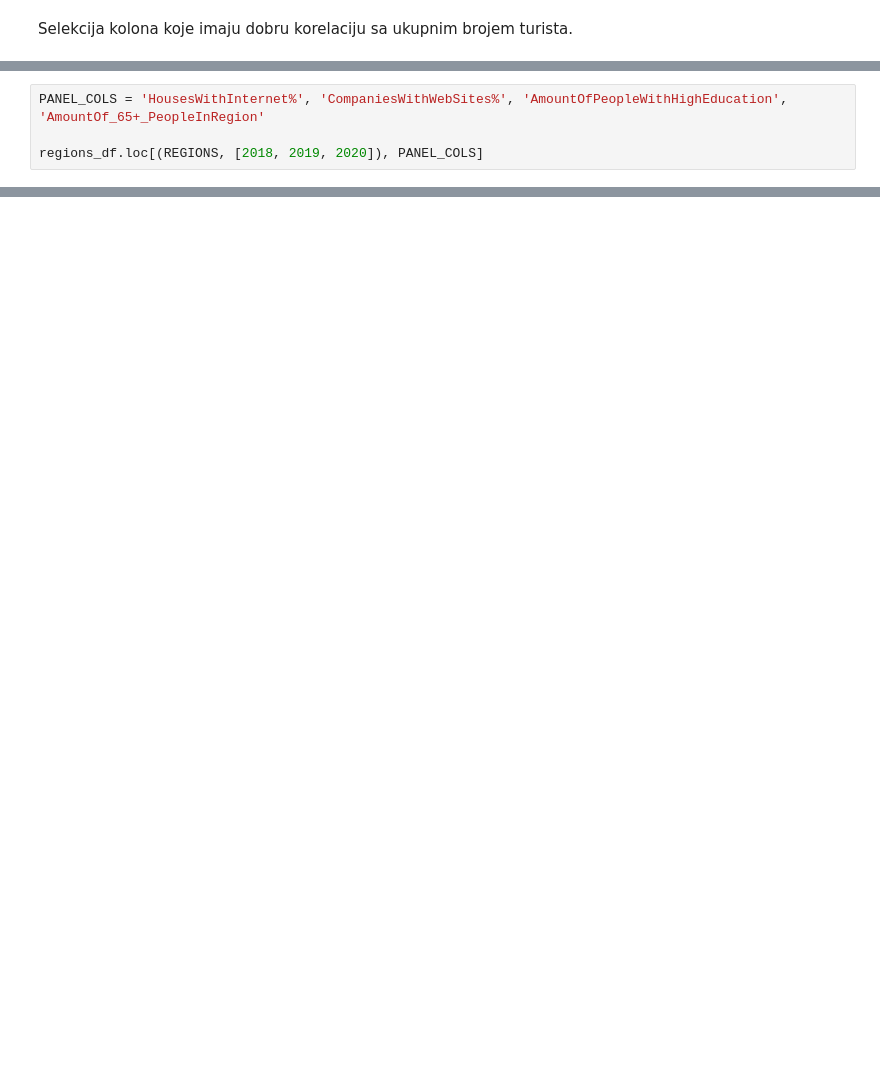
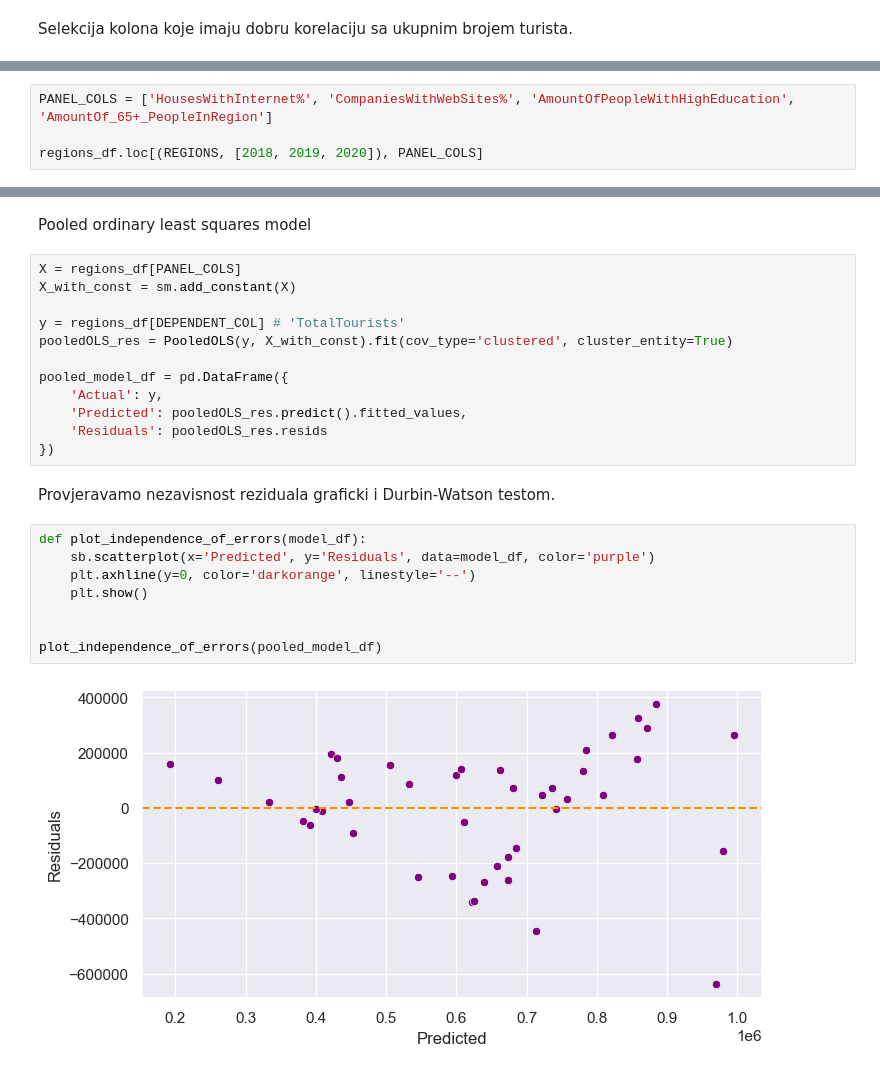
Before and after one commit to cetkovicaleksa/nans-projekat, a Jupyter notebook: nans.ipynb, the cells around one changed output, grey strips where cells are left out. Drawn from its saved outputs; the diff is of its cells as text; blank space fills up the shorter version.

```diff
--- a/nans.ipynb
+++ b/nans.ipynb
@@ -192,7 +170,7 @@ Multivarijabilnom regresijom nad podacima za cijelu Srbiju smo zakljucili da sle
 
 Koristeci ove kolone cemo napraviti model sa panelnim podacima i dalje ispitati njihovu povezanost sa brojem turista u regionu Srbije.
 # %%
-PANEL_COLS = 'HousesWithInternet%', 'CompaniesWithWebSites%', 'AmountOfPeopleWithHighEducation', 'AmountOf_65+_PeopleInRegion'
+PANEL_COLS = ['HousesWithInternet%', 'CompaniesWithWebSites%', 'AmountOfPeopleWithHighEducation', 'AmountOf_65+_PeopleInRegion']
 
 regions_df.loc[(REGIONS, [2018, 2019, 2020]), PANEL_COLS]
 # %% [output]
@@ -210,3 +188,29 @@ regions_df.loc[(REGIONS, [2018, 2019, 2020]), PANEL_COLS]
 | Регион Јужне и Источне Србије | 2018 | 66.0 | 74.5 | 195100.0 | 321800.0 |
 |  | 2019 | 71.1 | 75.4 | 190100.0 | 326300.0 |
 |  | 2020 | 77.3 | 80.5 | 194700.0 | 330300.0 |
+# %% [markdown]
+Pooled ordinary least squares model
+# %%
+X = regions_df[PANEL_COLS]
+X_with_const = sm.add_constant(X)
+
+y = regions_df[DEPENDENT_COL] # 'TotalTourists'
+pooledOLS_res = PooledOLS(y, X_with_const).fit(cov_type='clustered', cluster_entity=True)
+
+pooled_model_df = pd.DataFrame({
+    'Actual': y,
+    'Predicted': pooledOLS_res.predict().fitted_values,
+    'Residuals': pooledOLS_res.resids
+})
+# %% [markdown]
+Provjeravamo nezavisnost reziduala graficki i Durbin-Watson testom.
+# %%
+def plot_independence_of_errors(model_df):
+    sb.scatterplot(x='Predicted', y='Residuals', data=model_df, color='purple')
+    plt.axhline(y=0, color='darkorange', linestyle='--')
+    plt.show()
+
+
+plot_independence_of_errors(pooled_model_df)
+# %% [output]
+[figure, added]
```
Also changed, not shown: parts of 18 cells of this notebook.
